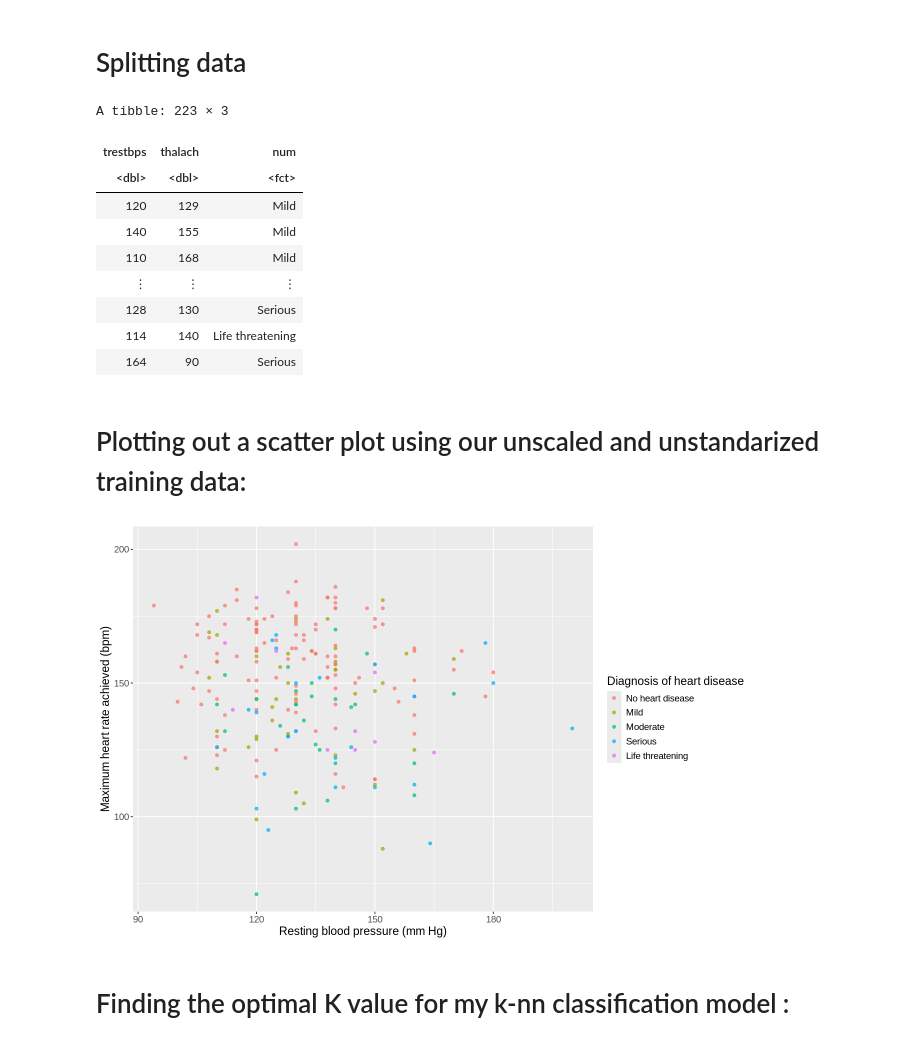
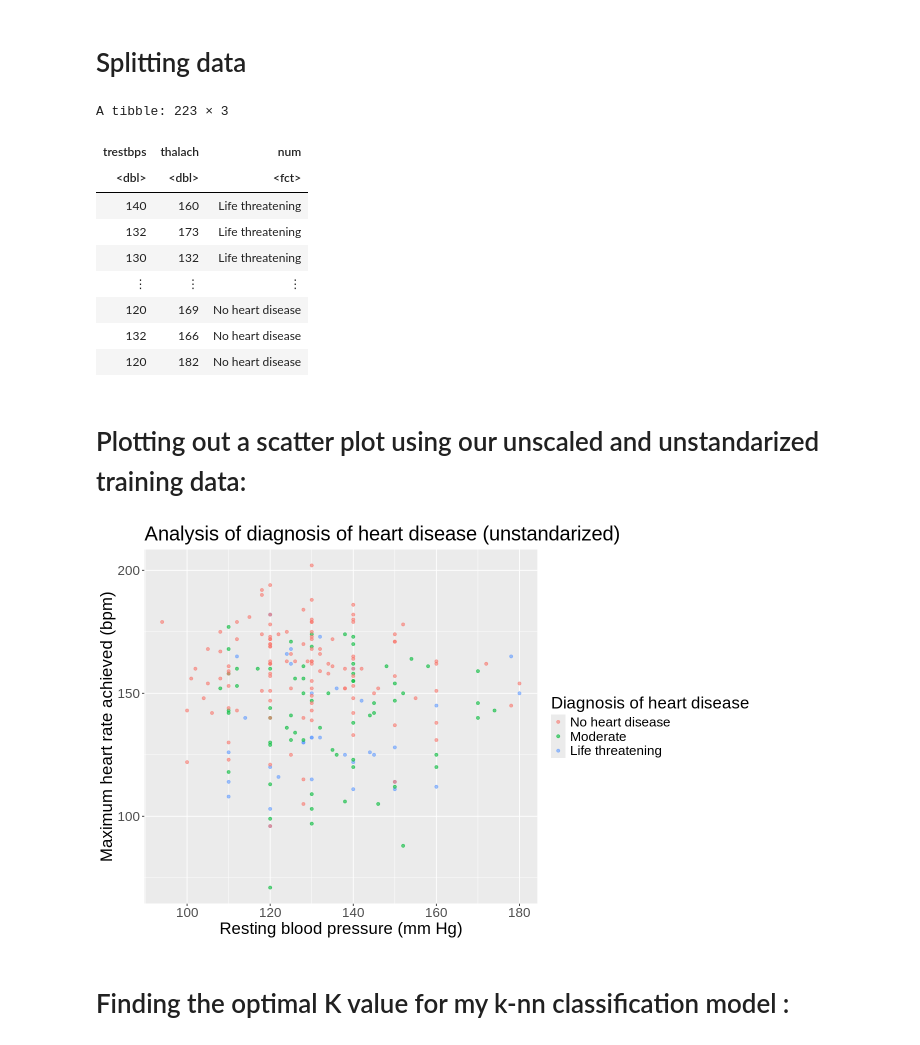
Before and after one commit to Xiaobin215/Billy_project_DSCI100, a Jupyter notebook: Billy's Final Project.ipynb, the cells around one changed output. Saved outputs shown, nothing was run; the diff lists cells and outputs as text; code cells hidden in the pictures.

```diff
--- a/Billy's Final Project.ipynb
+++ b/Billy's Final Project.ipynb
@@ -63,16 +81,15 @@ cleveland_clean <- cleveland_data |> mutate(age = as.numeric(age), sex = as_fact
                                      mutate(sex = fct_recode(sex, "male" = "1", "female" = "0"),
 
 # This fourth step is to change the level of heart disease representing by numbers to a more readable description of the heart disease
-# diagnose using the functions of mutate and fct_recode
+# diagnose using the functions of mutate,case_when, and fct_recode. We can use case_when() function to create the values for the new column.
 
                                             num = case_when(
                                                                 num == "0" ~ "No heart disease",
                                                                     num %in% c("1", "2") ~ "Moderate",
-                                                                    num %in% c("3", "4") ~ "Life threatening",
-                                           )) |>
-    mutate(num = as_factor(num)) |>
-                                            # num = fct_recode(num, "No heart disease" = "0", "Mild"="1", "Moderate" = "2",
-                                            #                  "Serious" = "3", "Life threatening" = "4")) |>
+                                                                    num %in% c("3", "4") ~ "Life threatening")) |>
+
+# Using again mutate and as_factor functions to make num into a factor.
+                                                                    mutate(num = as_factor(num)) |>
 
 # This fifth step is to use the function drop_na() to remove rows containing missing (NA) values from a data frame.
                                                                  drop_na()
@@ -112,30 +129,31 @@ cleveland_train
 A tibble: 223 × 3
 | trestbps | thalach | num |
 | <dbl> | <dbl> | <fct> |
-| 120 | 129 | Mild |
-| 140 | 155 | Mild |
-| 110 | 168 | Mild |
+| 140 | 160 | Life threatening |
+| 132 | 173 | Life threatening |
+| 130 | 132 | Life threatening |
 | ⋮ | ⋮ | ⋮ |
-| 128 | 130 | Serious |
-| 114 | 140 | Life threatening |
-| 164 | 90 | Serious |
+| 120 | 169 | No heart disease |
+| 132 | 166 | No heart disease |
+| 120 | 182 | No heart disease |
 # %% [markdown]
 # Plotting out a scatter plot using our unscaled and unstandarized training data:
 # %%
 # This limits the width and height of the scatter plot
 options(repr.plot.width = 11, repr.plot.height = 7)
 
-
+# Using the function ggplot to plot out the scatter plot using the training data
 cleveland_train_plot <- cleveland_train |>
                         ggplot(aes(x = trestbps , y = thalach , color = num)) +
-                        geom_point(alpha = 0.7) +
+                        geom_point(alpha = 0.6) +
                         labs(x = "Resting blood pressure (mm Hg)",y = "Maximum heart rate achieved (bpm)",
                              color = "Diagnosis of heart disease") +
-                        theme(text = element_text(size = 14))
+                        theme(text = element_text(size = 20)) +
+                        ggtitle("Analysis of diagnosis of heart disease (unstandarized)")
 
 cleveland_train_plot
 # %% [output]
-[figure, old version]
+[figure, new version]
 # %% [markdown]
 # Finding the optimal K value for my k-nn classification model :
 # %% [markdown]
```
Also changed, not shown: parts of 23 cells of this notebook, 1 other file.
